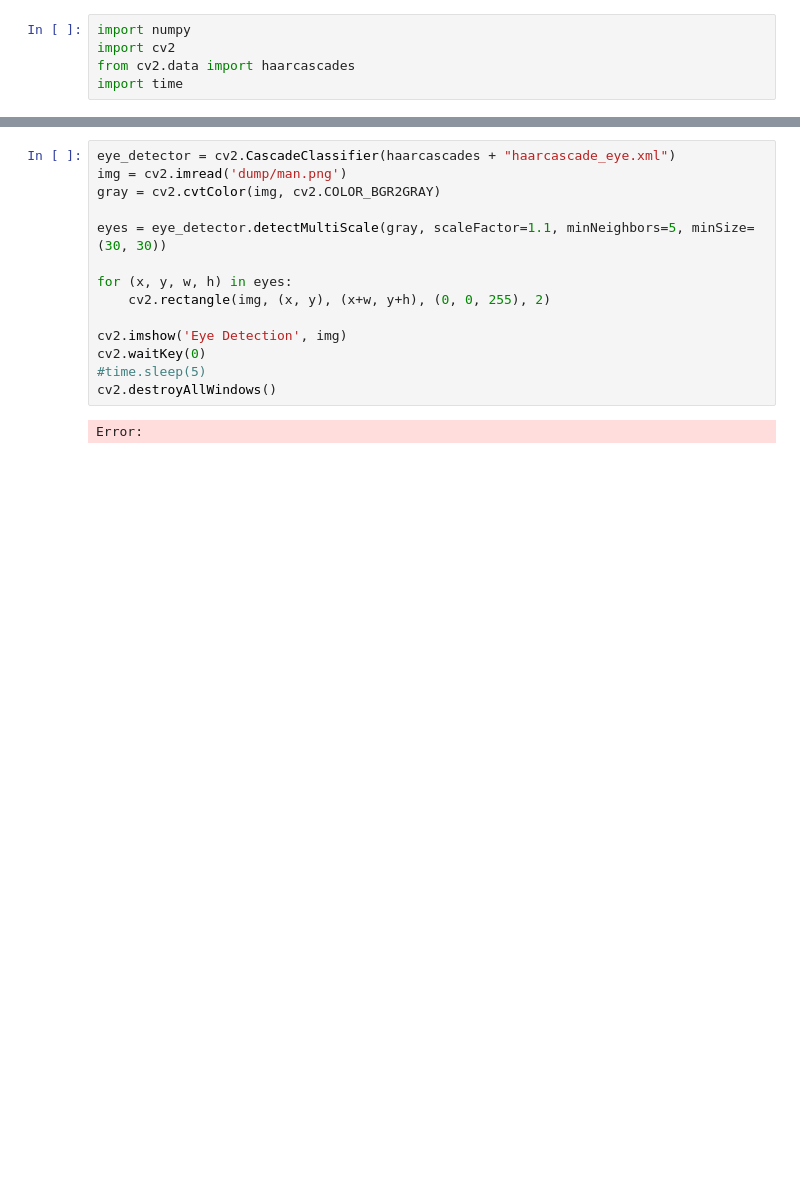
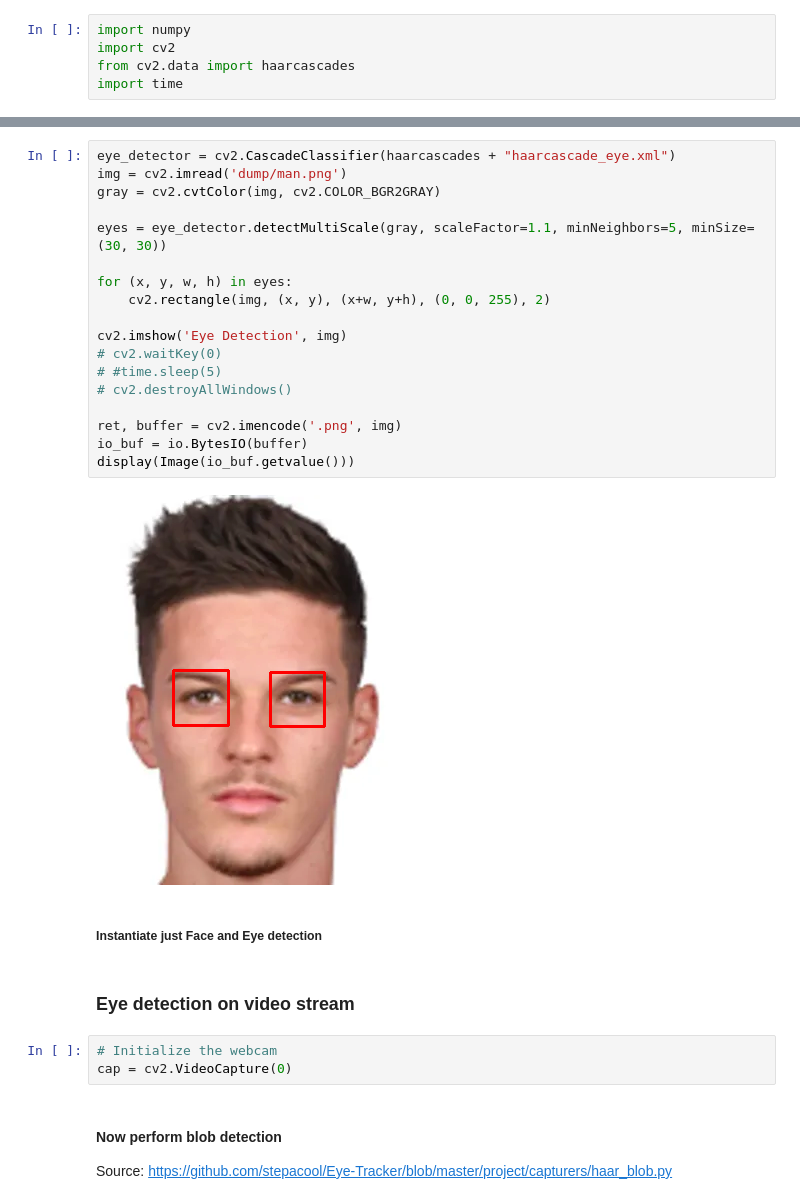
Before and after one commit to Naaafis/Low-Cost_Eye-Tracker, a Jupyter notebook: face_detector.ipynb, the cells around one changed output, grey strips where cells are left out. Cells and saved outputs as stored; diff of their text form; blank space fills up the shorter version.

```diff
--- a/face_detector.ipynb
+++ b/face_detector.ipynb
@@ -20,16 +31,31 @@ cv2.destroyAllWindows()
 # %%
 eye_detector = cv2.CascadeClassifier(haarcascades + "haarcascade_eye.xml")
 img = cv2.imread('dump/man.png')
 gray = cv2.cvtColor(img, cv2.COLOR_BGR2GRAY)
 
 eyes = eye_detector.detectMultiScale(gray, scaleFactor=1.1, minNeighbors=5, minSize=(30, 30))
 
 for (x, y, w, h) in eyes:
     cv2.rectangle(img, (x, y), (x+w, y+h), (0, 0, 255), 2)
 
 cv2.imshow('Eye Detection', img)
-cv2.waitKey(0)
-#time.sleep(5)
-cv2.destroyAllWindows()
+# cv2.waitKey(0)
+# #time.sleep(5)
+# cv2.destroyAllWindows()
+
+ret, buffer = cv2.imencode('.png', img)
+io_buf = io.BytesIO(buffer)
+display(Image(io_buf.getvalue()))
 # %% [output]
-Error:
+[figure, added]
+# %% [markdown]
+##### Instantiate just Face and Eye detection
+# %% [markdown]
+### Eye detection on video stream
+# %%
+# Initialize the webcam
+cap = cv2.VideoCapture(0)
+# %% [markdown]
+#### Now perform blob detection
+
+Source: https://github.com/stepacool/Eye-Tracker/blob/master/project/capturers/haar_blob.py
```
Also changed, not shown: parts of 3 cells of this notebook, 1 other file.
